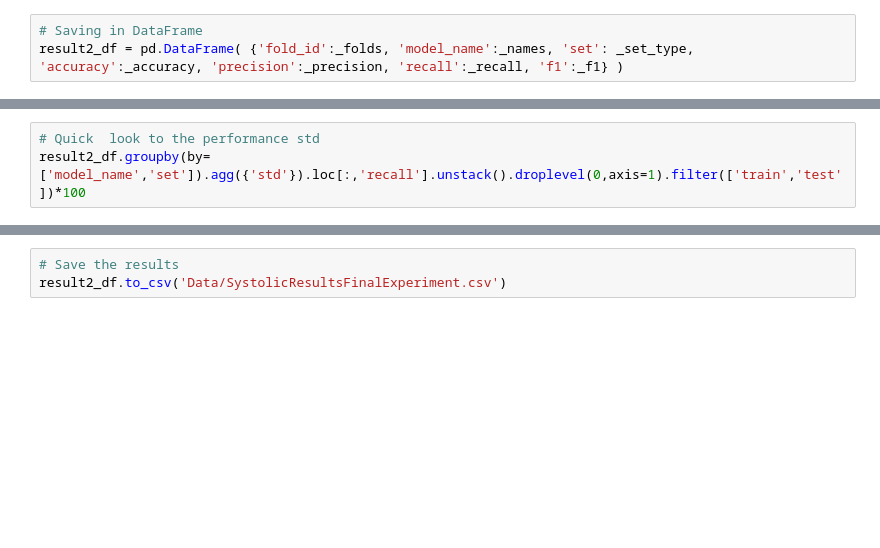
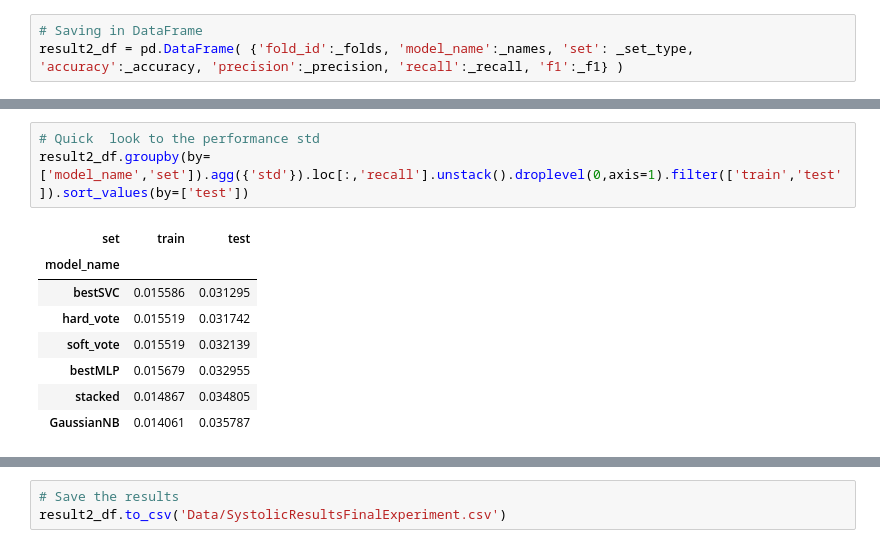
Before and after one commit to maikelps/SleepDisorder, a Jupyter notebook: ML_Assessment.ipynb, the cells around one changed output, grey strips where cells are left out. Saved outputs shown, nothing was run; the diff lists cells and outputs as text; blank space fills up the shorter version.

```diff
--- a/ML_Assessment.ipynb
+++ b/ML_Assessment.ipynb
@@ -353,6 +391,15 @@ result2_df.groupby(by=['model_name','set']).agg({'mean'}).loc[:,'recall'].unstac
 # %%
 # Quick  look to the performance std
-result2_df.groupby(by=['model_name','set']).agg({'std'}).loc[:,'recall'].unstack().droplevel(0,axis=1).filter(['train','test'])*100
+result2_df.groupby(by=['model_name','set']).agg({'std'}).loc[:,'recall'].unstack().droplevel(0,axis=1).filter(['train','test']).sort_values(by=['test'])
+# %% [output]
+| set | train | test |
+| model_name |  |  |
+| bestSVC | 0.015586 | 0.031295 |
+| hard_vote | 0.015519 | 0.031742 |
+| soft_vote | 0.015519 | 0.032139 |
+| bestMLP | 0.015679 | 0.032955 |
+| stacked | 0.014867 | 0.034805 |
+| GaussianNB | 0.014061 | 0.035787 |
 # %%
 fig, ax = plt.subplots(figsize=(12,4))
 
```
Also changed, not shown: parts of 16 cells of this notebook, 13 other files.
